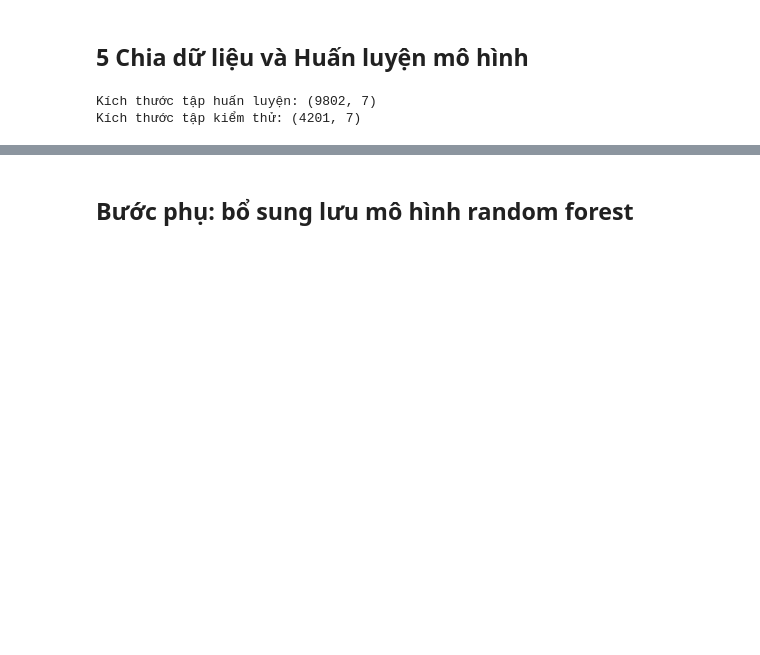
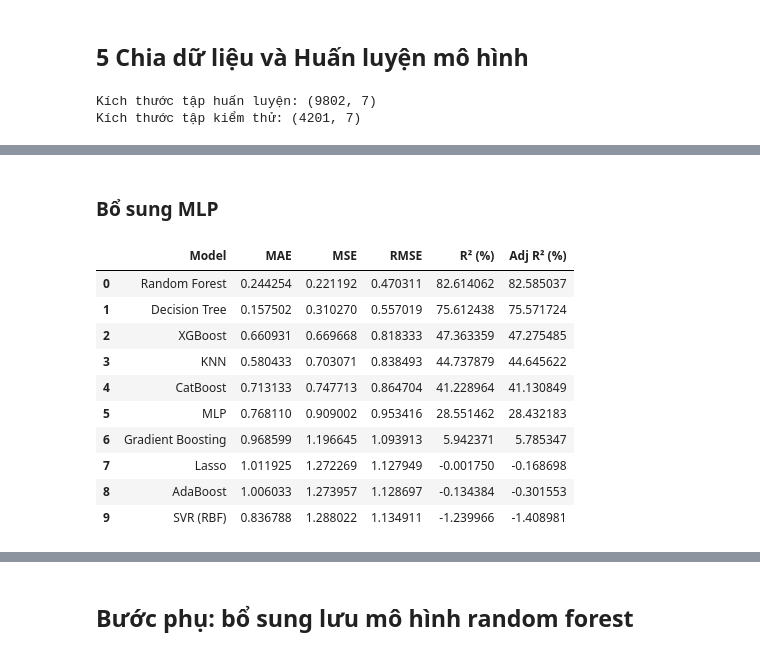
Before and after one commit to boakang/DecisionSupportSystem-StudentPerformance-Analysis, a Jupyter notebook: Code/PaperCode_Dataset1.ipynb, the cells around one changed output, grey strips where cells are left out. Cells and saved outputs as stored; diff of their text form; code cells hidden in the pictures; blank space fills up the shorter version.

```diff
--- a/Code/PaperCode_Dataset1.ipynb
+++ b/Code/PaperCode_Dataset1.ipynb
@@ -429,0 +476,41 @@ results_df
+# %% [markdown]
+### Bổ sung MLP
+# %%
+from sklearn.preprocessing import StandardScaler
+from sklearn.pipeline import Pipeline
+from sklearn.neural_network import MLPRegressor
+
+mlp_model = Pipeline([
+    ('scaler', StandardScaler()),
+    ('mlp', MLPRegressor(
+        hidden_layer_sizes=(128, 64),
+        activation='relu',
+        max_iter=1000,
+        random_state=42
+    ))
+])
+
+_ = evaluate_and_append("MLP", mlp_model, X_train, X_test, y_train, y_test, results)
+
+# Cập nhật lại bảng kết quả
+results_df = pd.DataFrame(
+    results,
+    columns=['Model', 'MAE', 'MSE', 'RMSE', 'R² (%)', 'Adj R² (%)']
+)
+results_df = results_df.sort_values(
+    by='Adj R² (%)', ascending=False
+).reset_index(drop=True)
+
+results_df
+# %% [output]
+|  | Model | MAE | MSE | RMSE | R² (%) | Adj R² (%) |
+| 0 | Random Forest | 0.244254 | 0.221192 | 0.470311 | 82.614062 | 82.585037 |
+| 1 | Decision Tree | 0.157502 | 0.310270 | 0.557019 | 75.612438 | 75.571724 |
+| 2 | XGBoost | 0.660931 | 0.669668 | 0.818333 | 47.363359 | 47.275485 |
+| 3 | KNN | 0.580433 | 0.703071 | 0.838493 | 44.737879 | 44.645622 |
+| 4 | CatBoost | 0.713133 | 0.747713 | 0.864704 | 41.228964 | 41.130849 |
+| 5 | MLP | 0.768110 | 0.909002 | 0.953416 | 28.551462 | 28.432183 |
+| 6 | Gradient Boosting | 0.968599 | 1.196645 | 1.093913 | 5.942371 | 5.785347 |
+| 7 | Lasso | 1.011925 | 1.272269 | 1.127949 | -0.001750 | -0.168698 |
+| 8 | AdaBoost | 1.006033 | 1.273957 | 1.128697 | -0.134384 | -0.301553 |
+| 9 | SVR (RBF) | 0.836788 | 1.288022 | 1.134911 | -1.239966 | -1.408981 |
```
Also changed, not shown: parts of 17 cells of this notebook, 15 other files.
